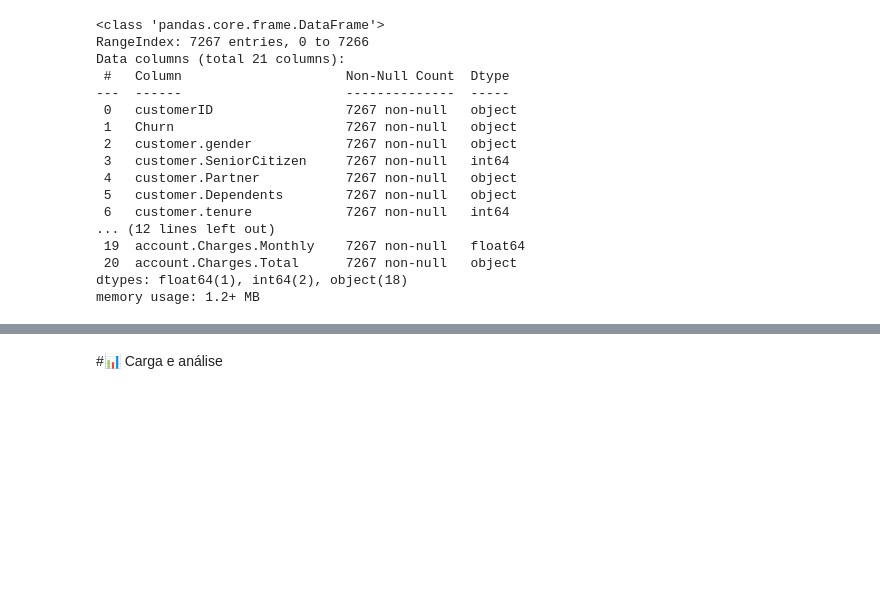
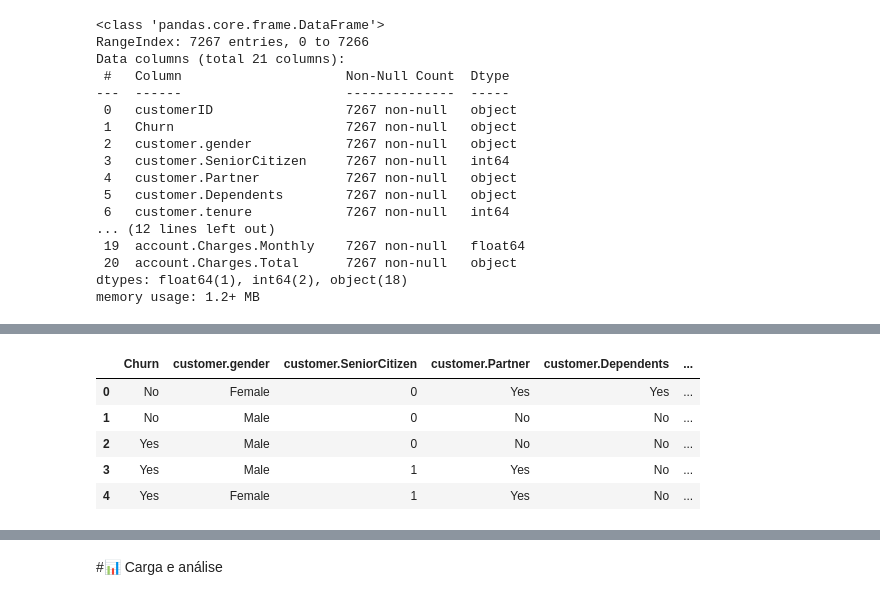
Before and after one commit to alexandrebarbosa-dev/desafioTelecomX_BR, a Jupyter notebook: TelecomX_BR.ipynb, the cells around one changed output, grey strips where cells are left out. Cells and saved outputs as stored; diff of their text form; code cells hidden in the pictures; blank space fills up the shorter version.

```diff
--- a/TelecomX_BR.ipynb
+++ b/TelecomX_BR.ipynb
@@ -62,0 +384,9 @@ memory usage: 1.2+ MB
+# %%
+df_analise.head()
+# %% [output]
+|  | Churn | customer.gender | customer.SeniorCitizen | customer.Partner | customer.Dependents | ... |
+| 0 | No | Female | 0 | Yes | Yes | ... |
+| 1 | No | Male | 0 | No | No | ... |
+| 2 | Yes | Male | 0 | No | No | ... |
+| 3 | Yes | Male | 1 | Yes | No | ... |
+| 4 | Yes | Female | 1 | Yes | No | ... |
```
Also changed, not shown: parts of 44 cells of this notebook.
